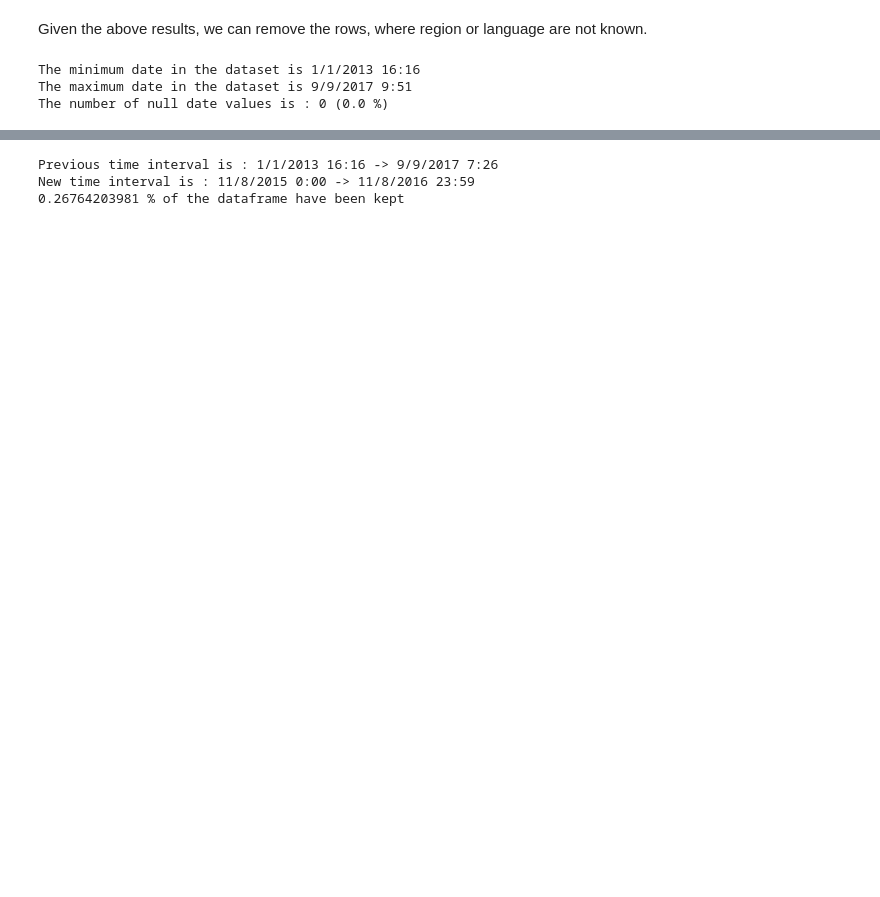
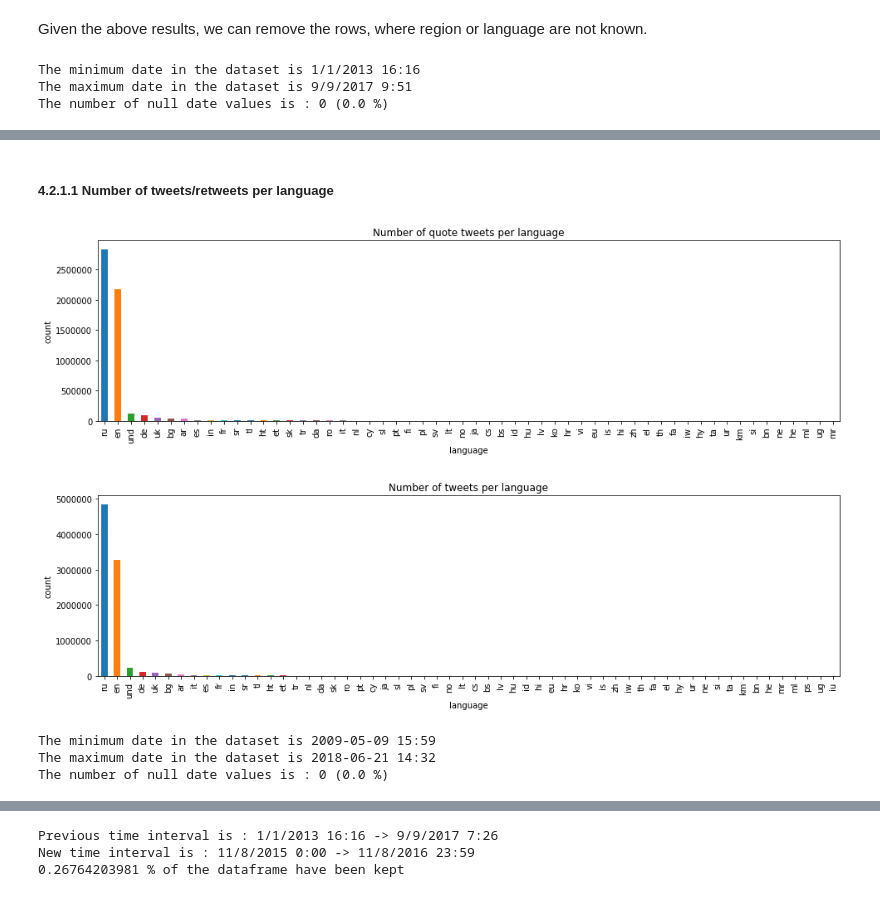
Before and after one commit to journeadrien/Project, a Jupyter notebook: python_code/project.ipynb, the cells around one changed output, grey strips where cells are left out. Saved outputs shown, nothing was run; the diff lists cells and outputs as text; code cells hidden in the pictures; blank space fills up the shorter version.

```diff
--- a/python_code/project.ipynb
+++ b/python_code/project.ipynb
@@ -274,0 +289,3 @@ The number of null date values is : 0 (0.0 %)
+# %%
+twitter_df = pd.read_csv(PATH_DATA + '/ira_tweets_csv_hashed.csv')
+twitter_df.head()
@@ -274,0 +365,35 @@ The number of null date values is : 0 (0.0 %)
+# %% [markdown]
+##### 4.2.1.1 Number of tweets/retweets per language
+# %%
+# Select only the quote tweet
+temp_df = twitter_df.loc[twitter_df['is_retweet'] == False]
+
+# Plot the number of quote tweet per language
+fig, ax = plt.subplots(1, 1, figsize=(16, 4))
+ax = temp_df['tweet_language'].value_counts().plot.bar()
+ax.set_xlabel('language')
+ax.set_ylabel('count')
+ax.set_title('Number of quote tweets per language')
+
+# Plot the number of tweet per region
+fig, ax = plt.subplots(1, 1, figsize=(16, 4))
+ax = twitter_df['tweet_language'].value_counts().plot.bar()
+ax.set_xlabel('language')
+ax.set_ylabel('count')
+ax.set_title('Number of tweets per language')
+
+plt.show()
+# %% [output]
+[figure, added]
+[figure, added]
+# %%
+# Extract minimum and maximum date
+print('The minimum date in the dataset is {}'.format(twitter_df['tweet_time'].min()))
+print('The maximum date in the dataset is {}'.format(twitter_df['tweet_time'].max()))
+N_null = twitter_df['tweet_time'].isnull().sum()
+percentage = float(N_null)/float(twitter_df.shape[0])
+print('The number of null date values is : {} ({} %)'.format(N_null, 100*percentage))
+# %% [output]
+The minimum date in the dataset is 2009-05-09 15:59
+The maximum date in the dataset is 2018-06-21 14:32
+The number of null date values is : 0 (0.0 %)
```
Also changed, not shown: parts of 46 cells of this notebook.
